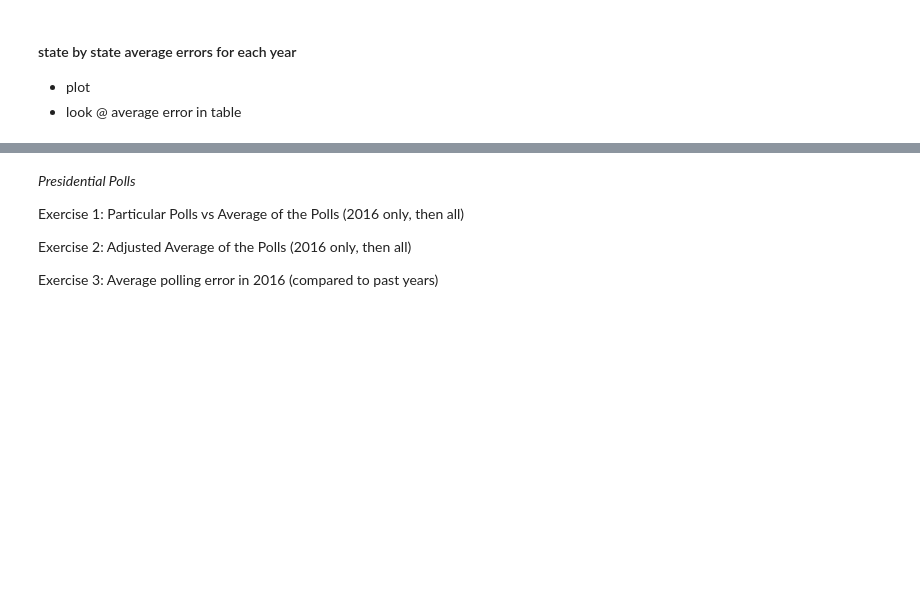
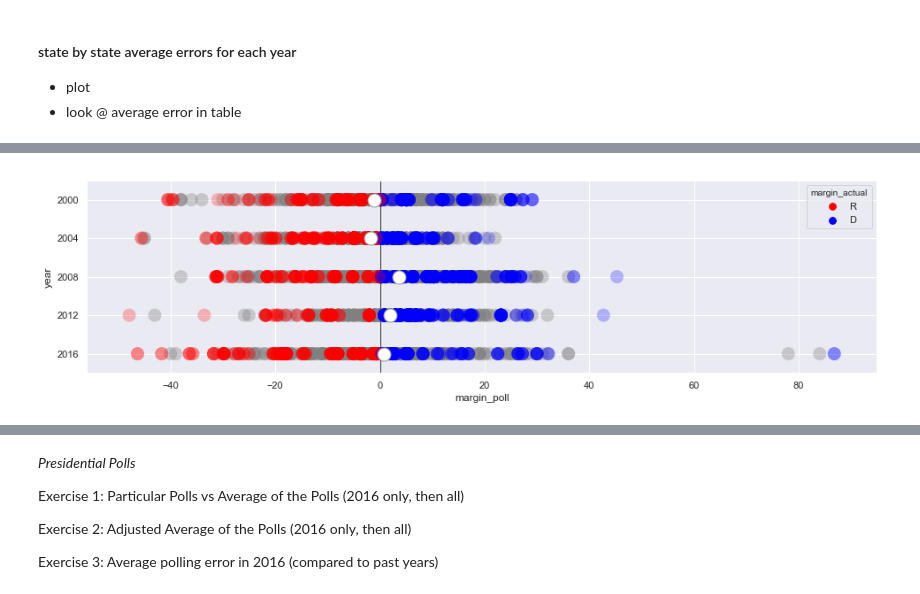
Before and after one commit to dmil/wrangler-polls, a Jupyter notebook: polling-analysis.ipynb, the cells around one changed output, grey strips where cells are left out. Cells and saved outputs as stored; diff of their text form; code cells hidden in the pictures; blank space fills up the shorter version.

```diff
--- a/polling-analysis.ipynb
+++ b/polling-analysis.ipynb
@@ -169,0 +142,4 @@ pres_results_national.head()
+# %%
+dotplot(pres_polls_by_state, y='year', figsize=(16,4))
+# %% [output]
+[figure, added]
```
Also changed, not shown: parts of 16 cells of this notebook.
